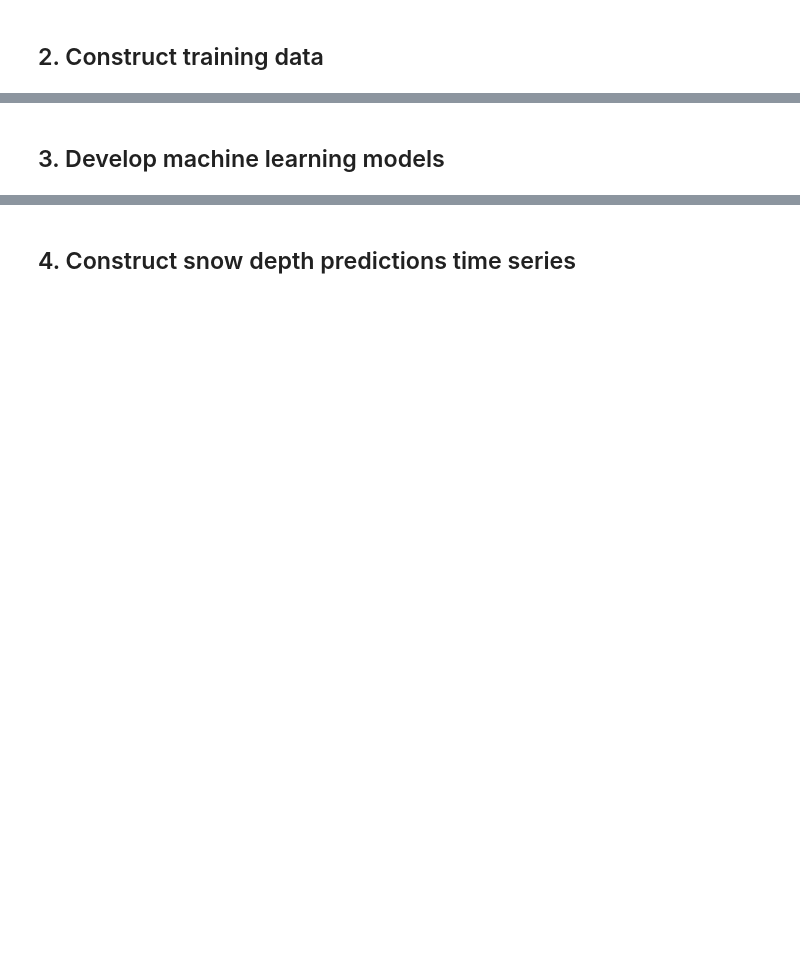
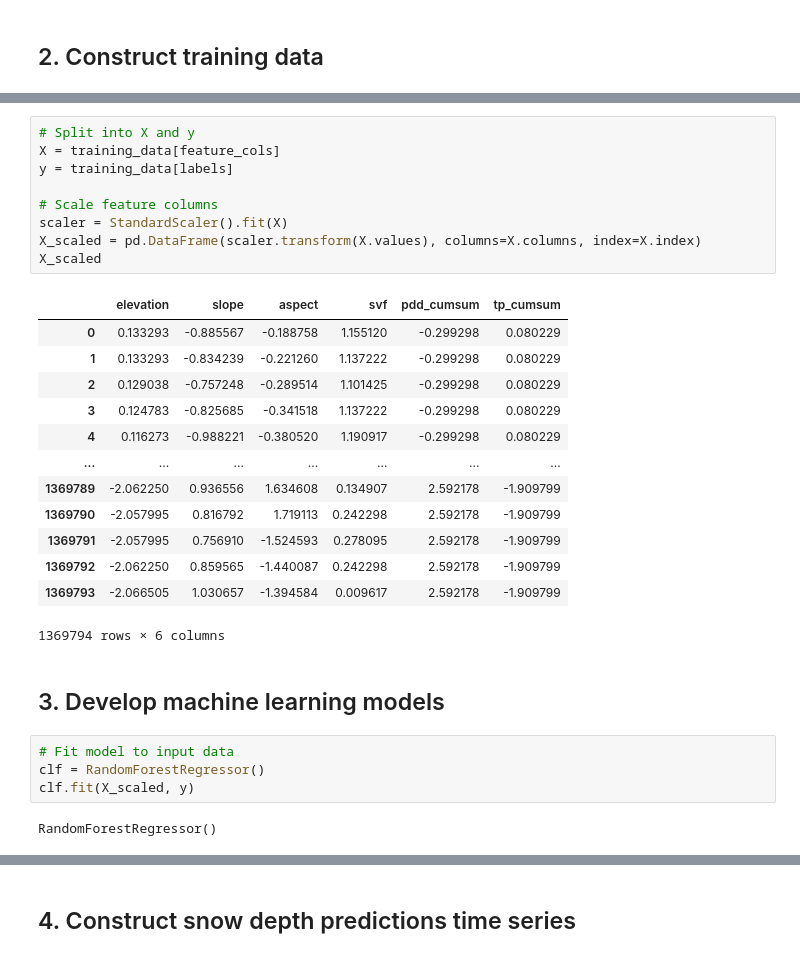
Before and after one commit to RaineyAbe/snowmal, a Jupyter notebook: snowmal_pipeline.ipynb, the cells around one changed output, grey strips where cells are left out. Saved outputs shown, nothing was run; the diff lists cells and outputs as text; blank space fills up the shorter version.

```diff
--- a/snowmal_pipeline.ipynb
+++ b/snowmal_pipeline.ipynb
@@ -79,2 +112,31 @@ mp.to_netcdf()
+# %%
+# Split into X and y
+X = training_data[feature_cols]
+y = training_data[labels]
+
+# Scale feature columns
+scaler = StandardScaler().fit(X)
+X_scaled = pd.DataFrame(scaler.transform(X.values), columns=X.columns, index=X.index)
+X_scaled
+# %% [output]
+|  | elevation | slope | aspect | svf | pdd_cumsum | tp_cumsum |
+| 0 | 0.133293 | -0.885567 | -0.188758 | 1.155120 | -0.299298 | 0.080229 |
+| 1 | 0.133293 | -0.834239 | -0.221260 | 1.137222 | -0.299298 | 0.080229 |
+| 2 | 0.129038 | -0.757248 | -0.289514 | 1.101425 | -0.299298 | 0.080229 |
+| 3 | 0.124783 | -0.825685 | -0.341518 | 1.137222 | -0.299298 | 0.080229 |
+| 4 | 0.116273 | -0.988221 | -0.380520 | 1.190917 | -0.299298 | 0.080229 |
+| ... | ... | ... | ... | ... | ... | ... |
+| 1369789 | -2.062250 | 0.936556 | 1.634608 | 0.134907 | 2.592178 | -1.909799 |
+| 1369790 | -2.057995 | 0.816792 | 1.719113 | 0.242298 | 2.592178 | -1.909799 |
+| 1369791 | -2.057995 | 0.756910 | -1.524593 | 0.278095 | 2.592178 | -1.909799 |
+| 1369792 | -2.062250 | 0.859565 | -1.440087 | 0.242298 | 2.592178 | -1.909799 |
+| 1369793 | -2.066505 | 1.030657 | -1.394584 | 0.009617 | 2.592178 | -1.909799 |
+1369794 rows × 6 columns
 # %% [markdown]
 ## 3. Develop machine learning models
+# %%
+# Fit model to input data
+clf = RandomForestRegressor()
+clf.fit(X_scaled, y)
+# %% [output]
+RandomForestRegressor()
```
Also changed, not shown: parts of 7 cells of this notebook, 3 other files.
